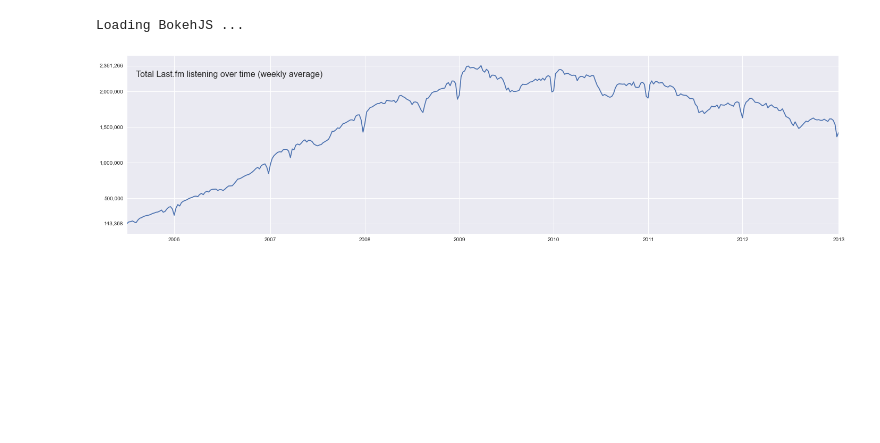
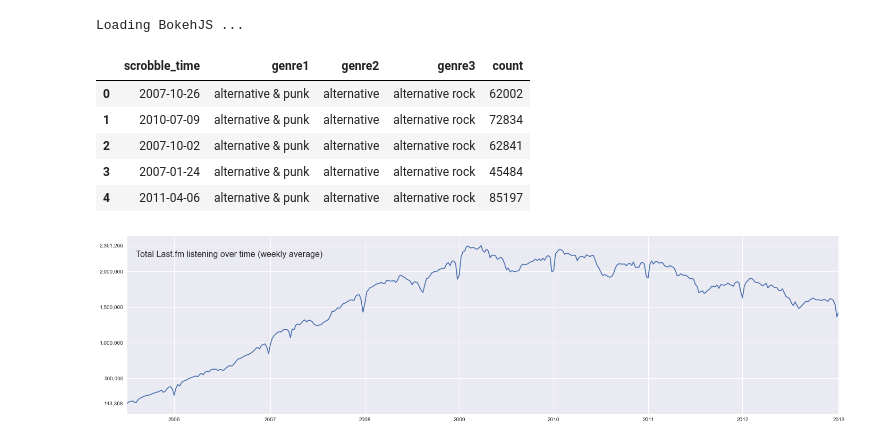
Before and after one commit to jlorince/music-spaces, a Jupyter notebook: notebooks/scratch.ipynb, the cells around one changed output. Saved outputs shown, nothing was run; the diff lists cells and outputs as text; code cells hidden in the pictures; blank space fills up the shorter version.

```diff
--- a/notebooks/scratch.ipynb
+++ b/notebooks/scratch.ipynb
@@ -30,6 +30,15 @@ Loading BokehJS ...
 #df.to_pickle('../data/genre-emergence.pkl')
 df = pd.read_pickle('../data/genre-emergence.pkl')
 genres = cPickle.load(open('../data/gn_genres.pkl'))
+# %%
+df.head()
+# %% [output]
+|  | scrobble_time | genre1 | genre2 | genre3 | count |
+| 0 | 2007-10-26 | alternative & punk | alternative | alternative rock | 62002 |
+| 1 | 2010-07-09 | alternative & punk | alternative | alternative rock | 72834 |
+| 2 | 2007-10-02 | alternative & punk | alternative | alternative rock | 62841 |
+| 3 | 2007-01-24 | alternative & punk | alternative | alternative rock | 45484 |
+| 4 | 2011-04-06 | alternative & punk | alternative | alternative rock | 85197 |
 # %%
 g1 = df.groupby(['scrobble_time','genre1'])['count'].sum().unstack()[genres['genre1']]
 g2 = df.groupby(['scrobble_time','genre2'])['count'].sum().unstack()[map(lambda x: x.decode('utf-8'),genres['genre2'])]
```
Also changed, not shown: parts of 9 cells of this notebook, 32 other files.
